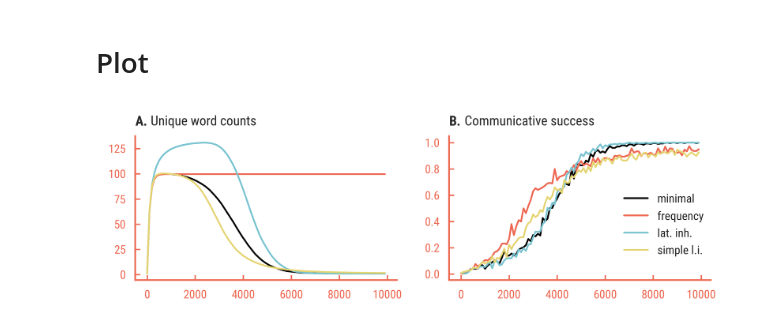
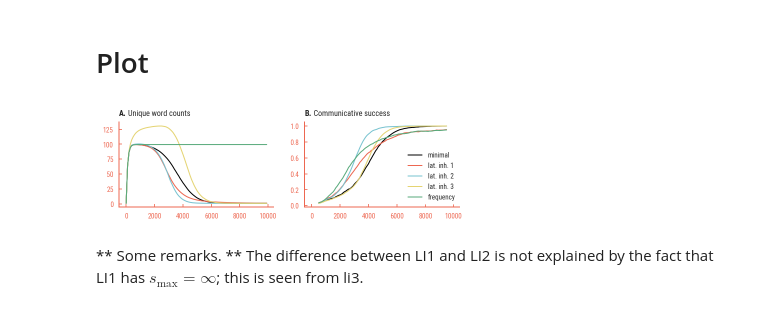
Before and after one commit to bacor/thesis, a Jupyter notebook: experiments/LING01/LING01 analysis.ipynb, the cells around one changed output. Cells and saved outputs as stored; diff of their text form; code cells hidden in the pictures.

```diff
--- a/experiments/LING01/LING01 analysis.ipynb
+++ b/experiments/LING01/LING01 analysis.ipynb
@@ -16,8 +18,10 @@ Populating the interactive namespace from numpy and matplotlib
 strategies = {
     'minimal':   dict(d_init=1, d_inc=0, d_inh=1, d_dec=0),
     'frequency': dict(d_init=1, d_inc=1, d_inh=0, d_dec=0),
-    'simple_li': dict(d_init=1, d_inc=1, d_inh=1, d_dec=0),
-    'li':        dict(d_init=.5, d_inc=.1, d_inh=.2, d_dec=.2)
+    'li1':       dict(d_init=1, d_inc=1, d_inh=1, d_dec=0),
+    'li2':       dict(d_init=.5, d_inc=.1, d_inh=.5, d_dec=.1),
+    'li3':       dict(d_init=1, d_inc=1, d_inh=1, d_dec=0), #s_max = 1
+    'li4':       dict(d_init=.5, d_inc=.1, d_inh=.2, d_dec=.2), #s_max = 1
 }
 # %%
 # Preprocess data
@@ -44,41 +48,44 @@ params = json.load(open('LING01-params.json', 'r'))
 # plot
 figure(figsize=cm2inch(12,3))
 xs = arange(0, params['T'], params['res'])
 
 names = dict(
-    minimal = 'minimal',
-    frequency  = 'frequency',
-    li     = 'lat. inh.',
-    simple_li='simple l.i.')
+    minimal   = 'minimal',
+    li1       = 'lat. inh. 1',
+    li2       ='lat. inh. 2',
+#     li3       ='lat. inh. 3',
+    li4 = 'lat. inh. 3', # This is called LI *3* in the thesis
+    frequency = 'frequency')
 
 dashes=dict(
     minimal=(1,1),
     simple_li=(),
     frequency=(4,2),
     li=(4,2,1,2)
 )
 
 ax1 = subplot(121)
 for strategy in names.keys():
     mean = data[strategy]['num_unique_words']['mean']
-    std = data[strategy]['num_unique_words']['std']
+#     std = data[strategy]['num_unique_words']['std']
     plot(xs, mean, label=names[strategy])
 title('Unique word counts')
 
-ax2 = subplot(122)
+ax2 = subplot(122, sharex=ax1)
 for strategy in names.keys():
-    mean = data[strategy]['successes']['mean']
-    std = data[strategy]['successes']['std']
-    color = 'k' if strategy != 'current' else '#ed6751'
+    mean = pd.rolling_mean(data[strategy]['successes']['mean'], 10, center=True)
+#     color = 'k' if strategy != 'current' else '#ed6751'
     plot(xs, mean, label=names[strategy])
 
-legend(bbox_to_anchor=(1,.65))
+legend(bbox_to_anchor=(1,.7))
 title('Communicative success')
 
 restyle_title(ax1, ax2)
 sns.despine()
 subplots_adjust(left=0, bottom=0, right=1, top=1)
 savefig('LING01-results.pdf', bbox_inches='tight')
 copyfig('LING01-results.pdf')
 # %% [output]
-[figure, old version]
+[figure, new version]
+# %% [markdown]
+** Some remarks. ** The difference between LI1 and LI2 is not explained by the fact that LI1 has $s_{\text{max}} = \infty$; this is seen from li3.
```
Also changed, not shown: parts of 6 cells of this notebook, 10 other files.
